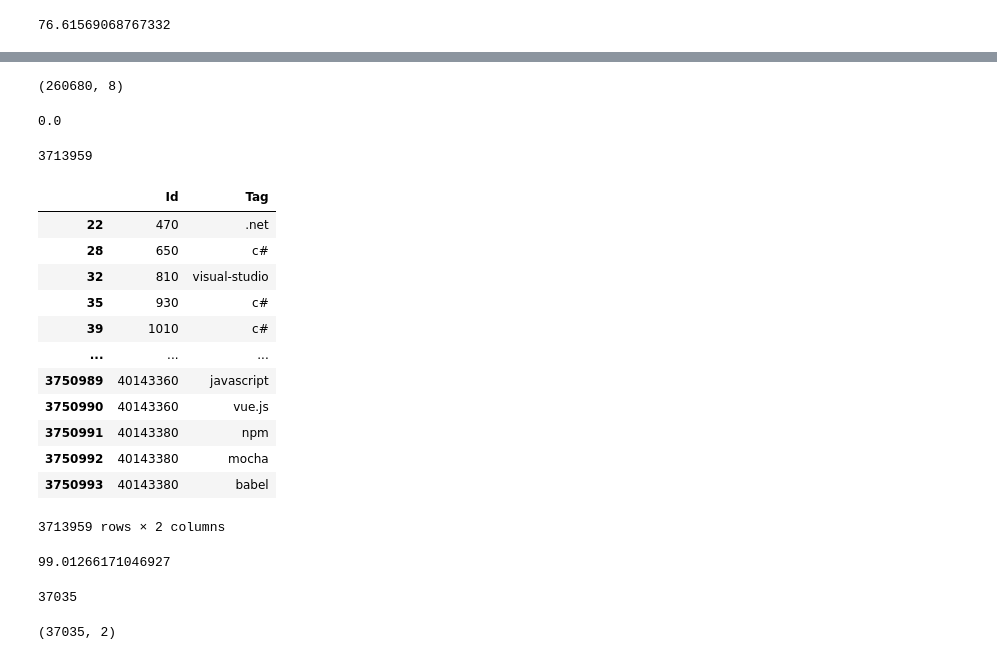
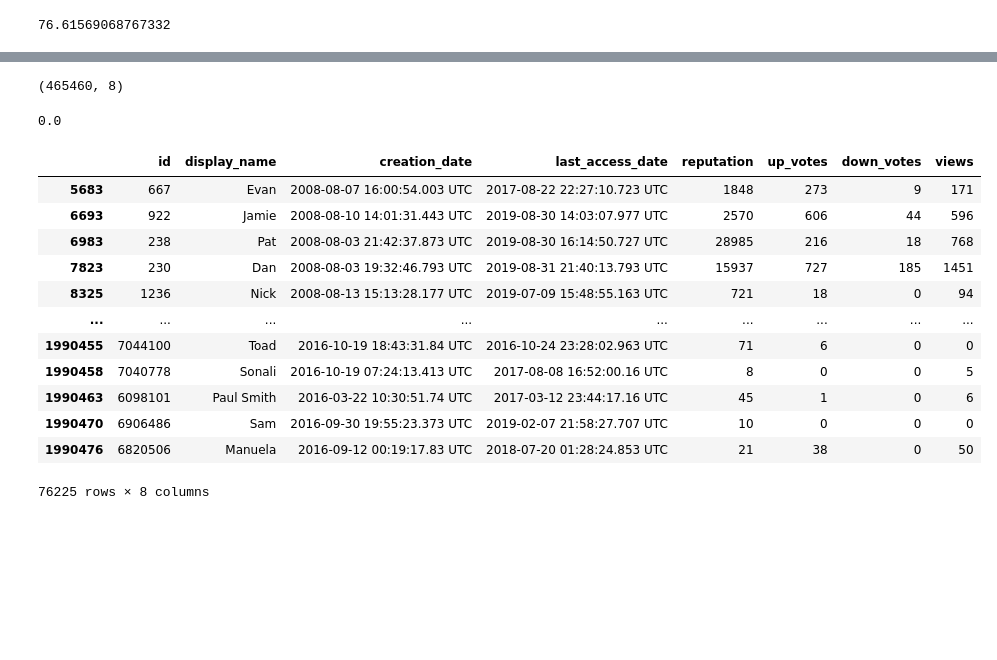
Before and after one commit to gururajan3/Check, a Jupyter notebook: EDA.ipynb, the cells around one changed output, grey strips where cells are left out. Saved outputs shown, nothing was run; the diff lists cells and outputs as text; code cells hidden in the pictures; blank space fills up the shorter version.

```diff
--- a/EDA.ipynb
+++ b/EDA.ipynb
@@ -152,48 +156,26 @@ print (userDuplicatePerc)
 # %%
-usersds.drop_duplicates(keep=False,inplace=True)
+usersds.drop_duplicates(keep='last',inplace=True)
 usersds.shape
 # %% [output]
-(260680, 8)
+(465460, 8)
 # %%
 userDuplicatePercCheck = (usersds.duplicated().sum()/len(usersds)) * 100
 print (userDuplicatePercCheck)
 # %% [output]
 0.0
-# %%
-tagsds.Tag.duplicated().sum()
-# %% [output]
-3713959
-# %%
-tagsds[tagsds.Tag.duplicated()]
-# %% [output]
-|  | Id | Tag |
-| 22 | 470 | .net |
-| 28 | 650 | c# |
-| 32 | 810 | visual-studio |
-| 35 | 930 | c# |
-| 39 | 1010 | c# |
-| ... | ... | ... |
-| 3750989 | 40143360 | javascript |
-| 3750990 | 40143360 | vue.js |
-| 3750991 | 40143380 | npm |
-| 3750992 | 40143380 | mocha |
-| 3750993 | 40143380 | babel |
-3713959 rows × 2 columns
-# %%
-tagsDuplicatePerc = (tagsds.Tag.duplicated().sum()/len(tagsds)) * 100
-print (tagsDuplicatePerc)
-# %% [output]
-99.01266171046927
-# %%
-len(tagsds.Tag.unique())
-# %% [output]
-37035
-# %%
-# sorting by first name
-tagsds.sort_values("Tag", inplace = True)
-
-# dropping ALL duplicte values
-tagsds.drop_duplicates(subset ="Tag",keep = 'first', inplace = True)
-tagsds.shape
-# %% [output]
-(37035, 2)
+# %%
+usersds[usersds['display_name'].duplicated()]
+# %% [output]
+|  | id | display_name | creation_date | last_access_date | reputation | up_votes | down_votes | views |
+| 5683 | 667 | Evan | 2008-08-07 16:00:54.003 UTC | 2017-08-22 22:27:10.723 UTC | 1848 | 273 | 9 | 171 |
+| 6693 | 922 | Jamie | 2008-08-10 14:01:31.443 UTC | 2019-08-30 14:03:07.977 UTC | 2570 | 606 | 44 | 596 |
+| 6983 | 238 | Pat | 2008-08-03 21:42:37.873 UTC | 2019-08-30 16:14:50.727 UTC | 28985 | 216 | 18 | 768 |
+| 7823 | 230 | Dan | 2008-08-03 19:32:46.793 UTC | 2019-08-31 21:40:13.793 UTC | 15937 | 727 | 185 | 1451 |
+| 8325 | 1236 | Nick | 2008-08-13 15:13:28.177 UTC | 2019-07-09 15:48:55.163 UTC | 721 | 18 | 0 | 94 |
+| ... | ... | ... | ... | ... | ... | ... | ... | ... |
+| 1990455 | 7044100 | Toad | 2016-10-19 18:43:31.84 UTC | 2016-10-24 23:28:02.963 UTC | 71 | 6 | 0 | 0 |
+| 1990458 | 7040778 | Sonali | 2016-10-19 07:24:13.413 UTC | 2017-08-08 16:52:00.16 UTC | 8 | 0 | 0 | 5 |
+| 1990463 | 6098101 | Paul Smith | 2016-03-22 10:30:51.74 UTC | 2017-03-12 23:44:17.16 UTC | 45 | 1 | 0 | 6 |
+| 1990470 | 6906486 | Sam | 2016-09-30 19:55:23.373 UTC | 2019-02-07 21:58:27.707 UTC | 10 | 0 | 0 | 0 |
+| 1990476 | 6820506 | Manuela | 2016-09-12 00:19:17.83 UTC | 2018-07-20 01:28:24.853 UTC | 21 | 38 | 0 | 50 |
+76225 rows × 8 columns
```
Also changed, not shown: parts of 10 cells of this notebook.
